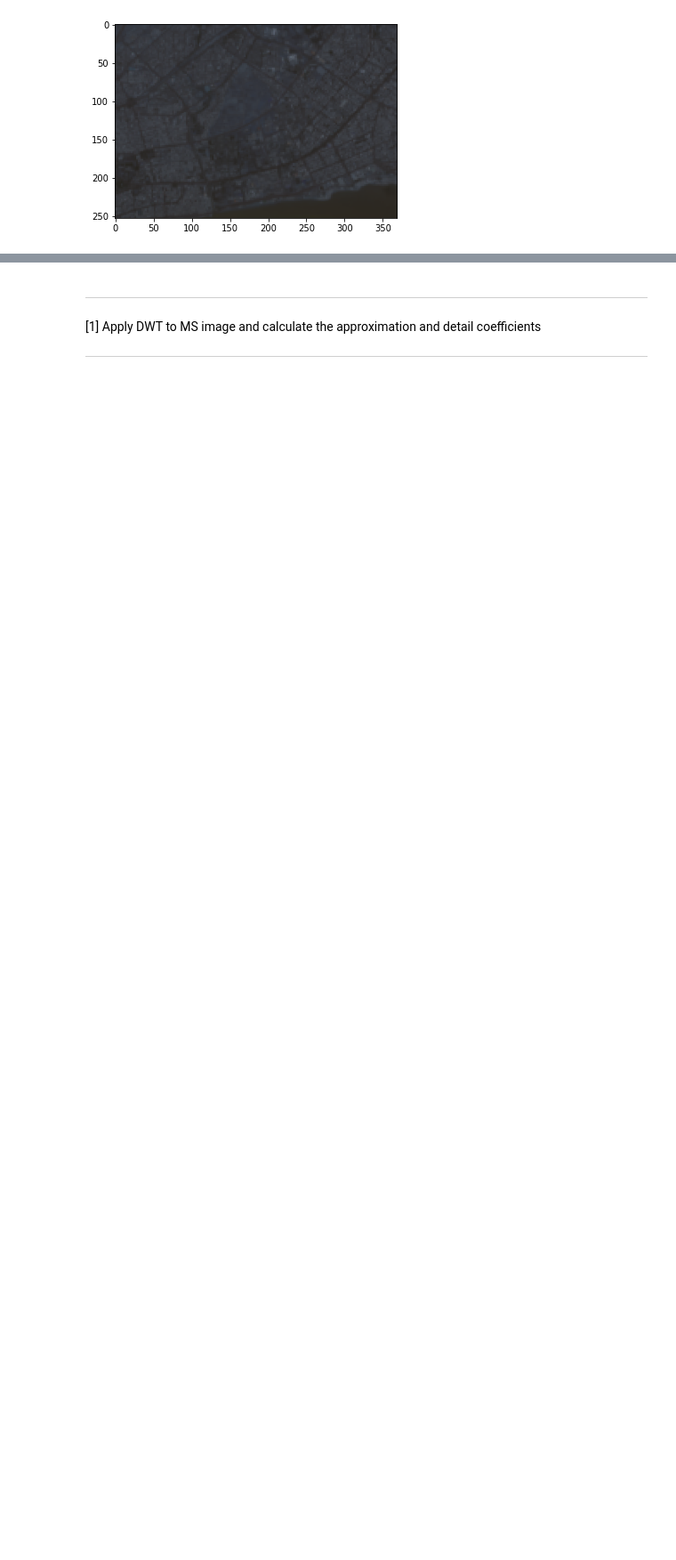
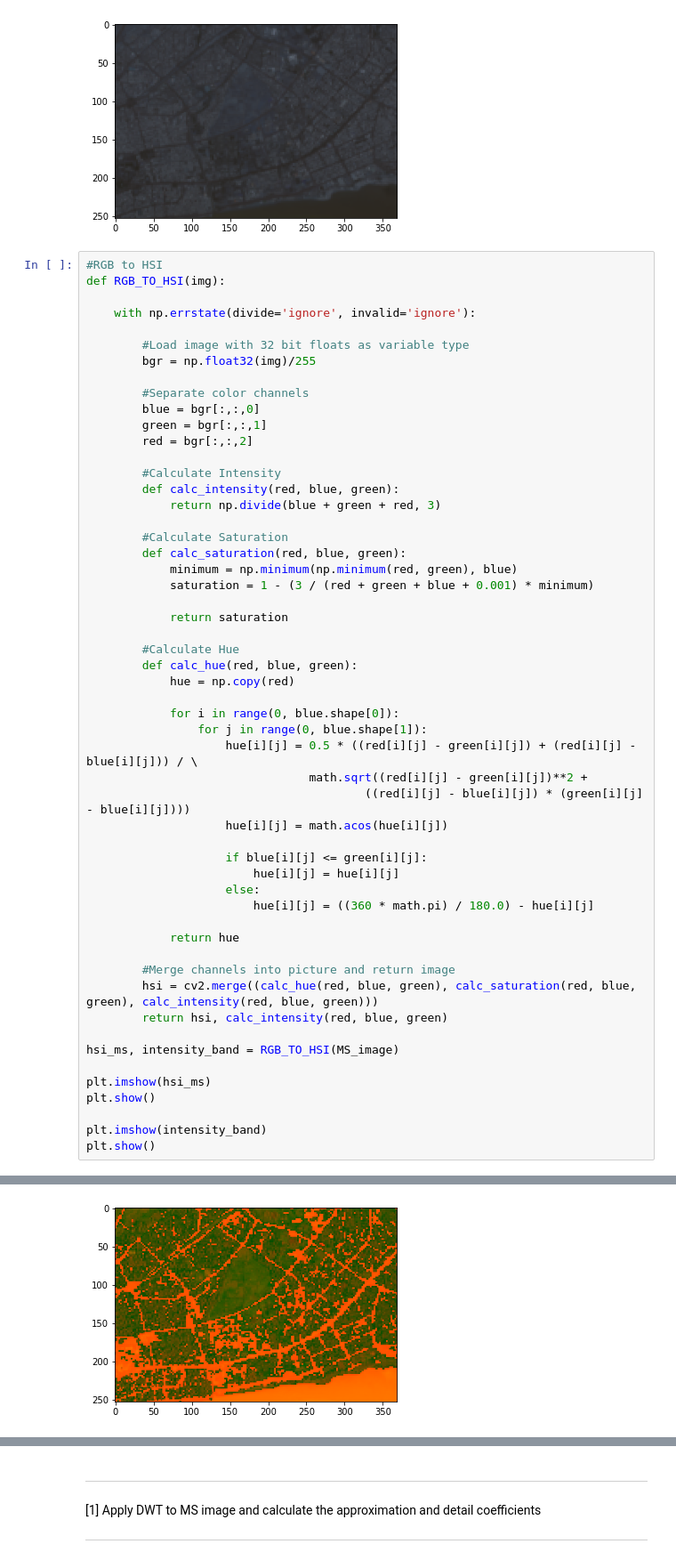
Before and after one commit to sajjad73hajizade/shirazU-learn, a Jupyter notebook: patternproject2.ipynb, the cells around one changed output, grey strips where cells are left out. Shown at 89% size. Drawn from its saved outputs; the diff is of its cells as text; blank space fills up the shorter version.

```diff
--- a/patternproject2.ipynb
+++ b/patternproject2.ipynb
@@ -32,3 +33,58 @@ plt.imshow(MS_image)
 plt.show()
 # %% [output]
 [figure]
+# %%
+#RGB to HSI
+def RGB_TO_HSI(img):
+
+    with np.errstate(divide='ignore', invalid='ignore'):
+
+        #Load image with 32 bit floats as variable type
+        bgr = np.float32(img)/255
+
+        #Separate color channels
+        blue = bgr[:,:,0]
+        green = bgr[:,:,1]
+        red = bgr[:,:,2]
+
+        #Calculate Intensity
+        def calc_intensity(red, blue, green):
+            return np.divide(blue + green + red, 3)
+
+        #Calculate Saturation
+        def calc_saturation(red, blue, green):
+            minimum = np.minimum(np.minimum(red, green), blue)
+            saturation = 1 - (3 / (red + green + blue + 0.001) * minimum)
+
+            return saturation
+
+        #Calculate Hue
+        def calc_hue(red, blue, green):
+            hue = np.copy(red)
+
+            for i in range(0, blue.shape[0]):
+                for j in range(0, blue.shape[1]):
+                    hue[i][j] = 0.5 * ((red[i][j] - green[i][j]) + (red[i][j] - blue[i][j])) / \
+                                math.sqrt((red[i][j] - green[i][j])**2 +
+                                        ((red[i][j] - blue[i][j]) * (green[i][j] - blue[i][j])))
+                    hue[i][j] = math.acos(hue[i][j])
+
+                    if blue[i][j] <= green[i][j]:
+                        hue[i][j] = hue[i][j]
+                    else:
+                        hue[i][j] = ((360 * math.pi) / 180.0) - hue[i][j]
+
+            return hue
+
+        #Merge channels into picture and return image
+        hsi = cv2.merge((calc_hue(red, blue, green), calc_saturation(red, blue, green), calc_intensity(red, blue, green)))
+        return hsi, calc_intensity(red, blue, green)
+
+hsi_ms, intensity_band = RGB_TO_HSI(MS_image)
+
+plt.imshow(hsi_ms)
+plt.show()
+
+plt.imshow(intensity_band)
+plt.show()
+# %% [output]
@@ -34,0 +92 @@ plt.show()
+[figure, added]
```
Also changed, not shown: parts of 2 cells of this notebook.
